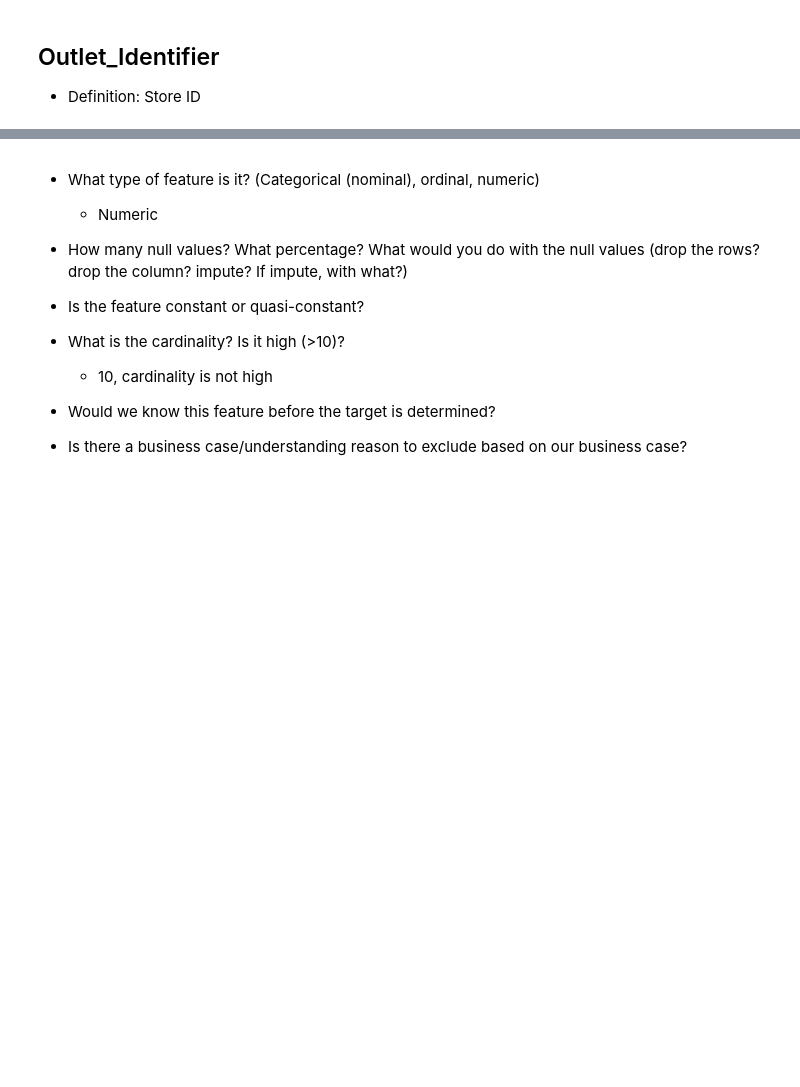
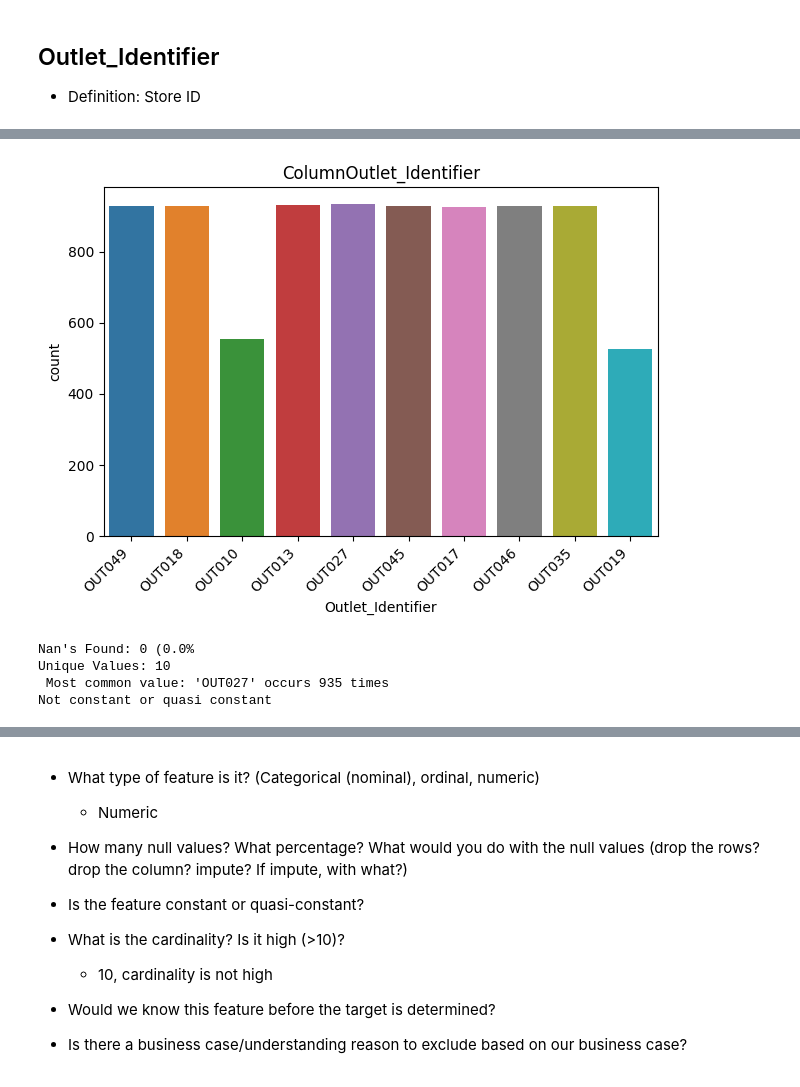
Before and after one commit to donmarcolaureano/predictionofproductsales, a Jupyter notebook: PredictionOfProductSales.ipynb, the cells around one changed output, grey strips where cells are left out. Cells and saved outputs as stored; diff of their text form; code cells hidden in the pictures; blank space fills up the shorter version.

```diff
--- a/PredictionOfProductSales.ipynb
+++ b/PredictionOfProductSales.ipynb
@@ -763,3 +765,11 @@ ax.set_ylabel('Sales Per Store');
+# %%
+explore_categorical(df_sales_predictions, 'Outlet_Identifier');
+# %% [output]
+[figure, added]
+Nan's Found: 0 (0.0%
+Unique Values: 10
+ Most common value: 'OUT027' occurs 935 times
+Not constant or quasi constant
 # %%
 # check cardinality
 nunique = df_sales_predictions['Outlet_Identifier'].nunique()
```
Also changed, not shown: parts of 8 cells of this notebook.
